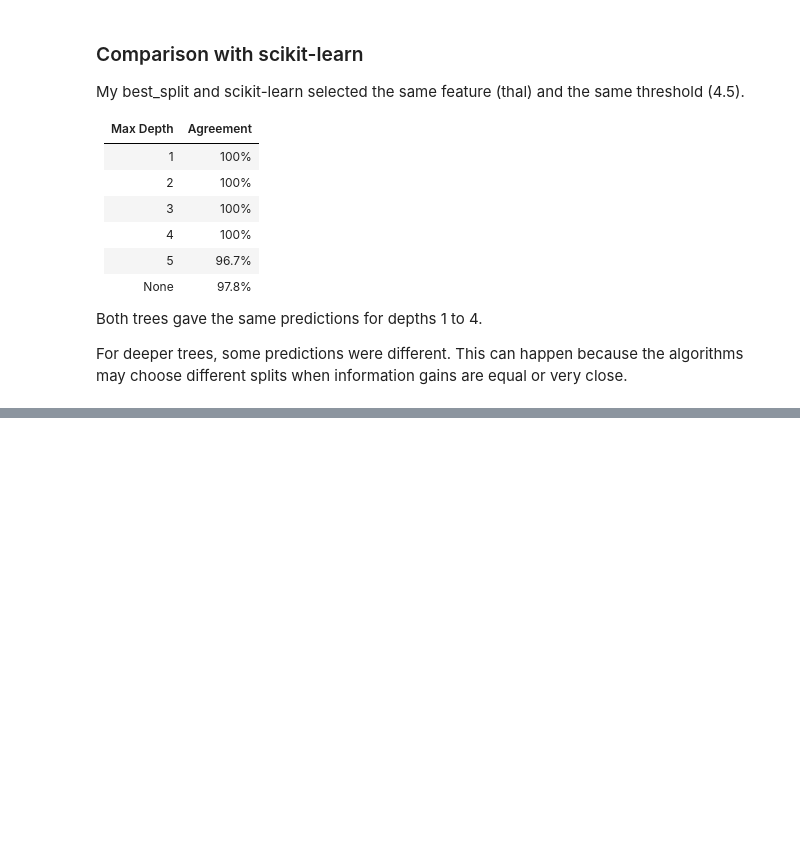
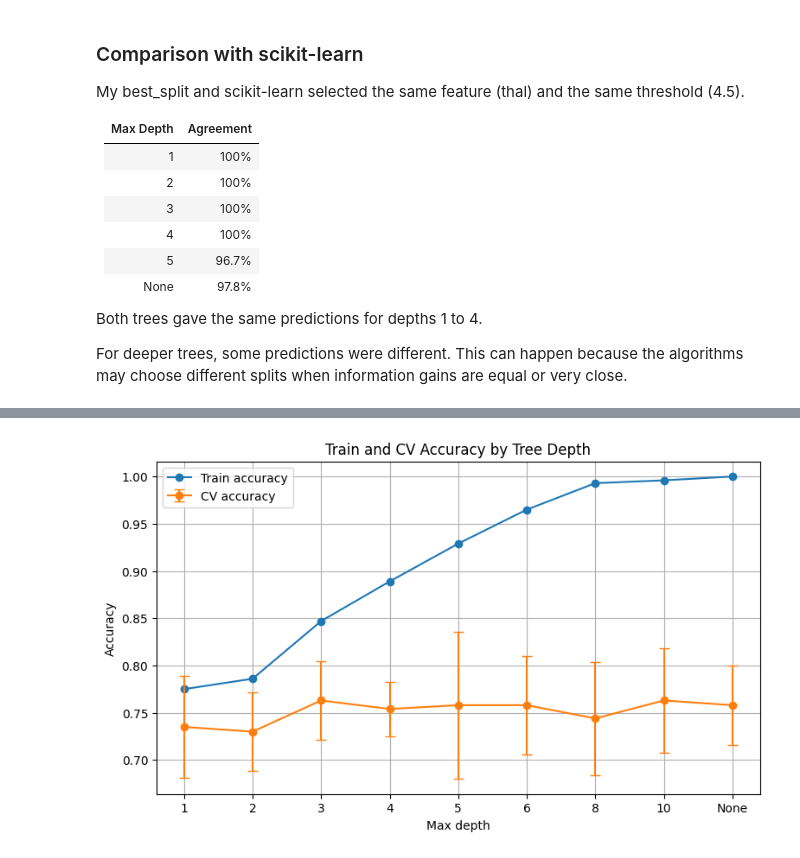
Before and after one commit to nurtore067/gumar_ML_task_2, a Jupyter notebook: gumar_task2.ipynb, the cells around one changed output, grey strips where cells are left out. Drawn from its saved outputs; the diff is of its cells as text; code cells hidden in the pictures; blank space fills up the shorter version.

Commit message:
Complete Parts 3 4 5 and final results

```diff
--- a/gumar_task2.ipynb
+++ b/gumar_task2.ipynb
@@ -432,0 +510,33 @@ or very close.
+# %%
+import matplotlib.pyplot as plt
+
+x = range(len(depths))
+labels = [str(d) if d is not None else "None" for d in depths]
+
+plt.figure(figsize=(9, 5))
+
+plt.plot(
+    x,
+    depth_results["Train accuracy"],
+    marker="o",
+    label="Train accuracy"
+)
+
+plt.errorbar(
+    x,
+    depth_results["CV accuracy"],
+    yerr=depth_results["CV std"],
+    marker="o",
+    capsize=4,
+    label="CV accuracy"
+)
+
+plt.xticks(x, labels)
+plt.xlabel("Max depth")
+plt.ylabel("Accuracy")
+plt.title("Train and CV Accuracy by Tree Depth")
+plt.legend()
+plt.grid(True)
+plt.show()
+# %% [output]
+[figure, added]
```
Also changed, not shown: parts of 22 cells of this notebook.
